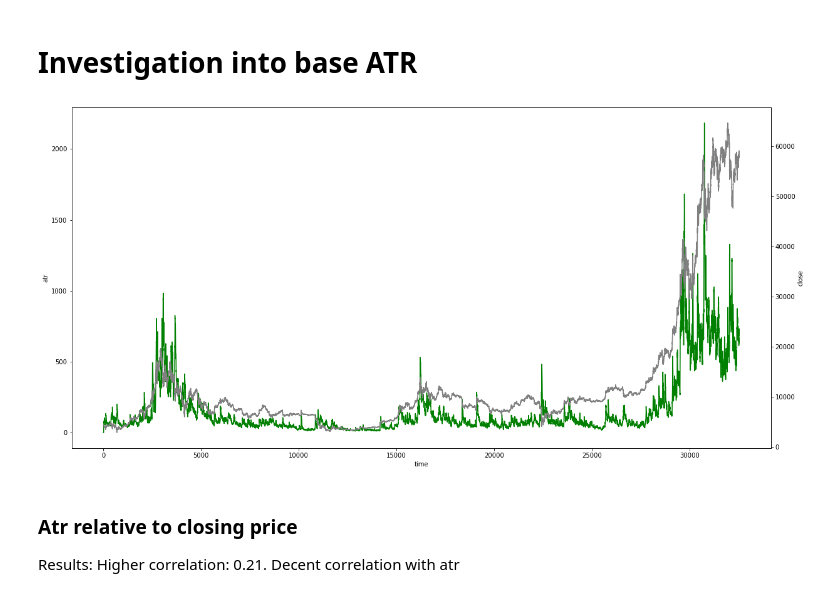
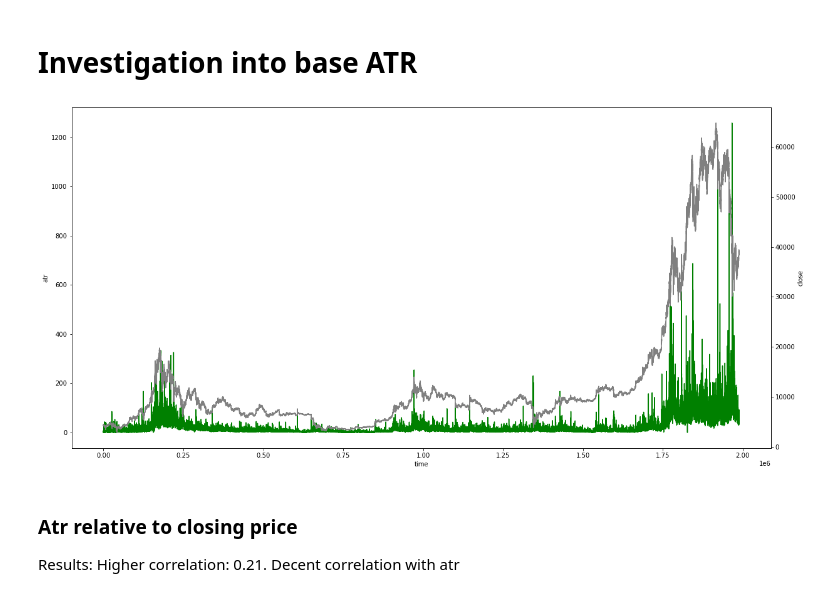
Before and after one commit to sunnymnie/bitcoin-printer, a Jupyter notebook: analysis-features/volatility-atr.ipynb, the cells around one changed output. Saved outputs shown, nothing was run; the diff lists cells and outputs as text; code cells hidden in the pictures.

```diff
--- a/analysis-features/volatility-atr.ipynb
+++ b/analysis-features/volatility-atr.ipynb
@@ -40,5 +42,5 @@ from ta.volatility import AverageTrueRange
 # %%
-df = pd.read_csv("../data/BTCUSDT-hour-target.csv")
+df = pd.read_csv("../data/BTCUSDT-minute-target-tpsl.csv")
 # %% [markdown]
 ## Variations and default correlations
 
@@ -59,2 +60,0 @@ variations([10, 14, 20, 50, 100, 200])
-# %%
-df["atr_log"] = list(map(lambda x: uf.log_abs(x, zeros=True), df.atr_14))
@@ -85,20 +76,20 @@ ax = sns.heatmap(corr_matrix,
 # Investigation into base ATR
 # %%
 fig,ax = plt.subplots(figsize=(20, 10))
-ax.plot(df.atr_14,
+ax.plot(df.atr_15,
         color="green")
 ax.set_xlabel("time")
 ax.set_ylabel("atr")
 
 ax2=ax.twinx()
 ax2.plot(df.close,
          color="gray")
 
 ax2.set_ylabel("close")
 # fig.legend(["a", "b", "c", "d"])
 plt.show()
 # %% [output]
-[figure, old version]
+[figure, new version]
 # %% [markdown]
 ### Atr relative to closing price
 Results: Higher correlation: 0.21. Decent correlation with atr
```
Also changed, not shown: parts of 4 cells of this notebook, 2 other files.
